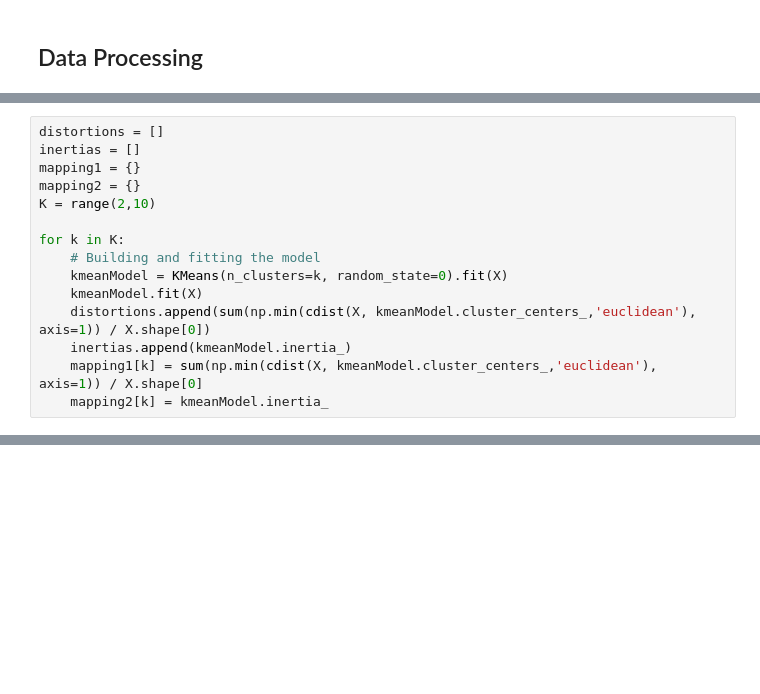
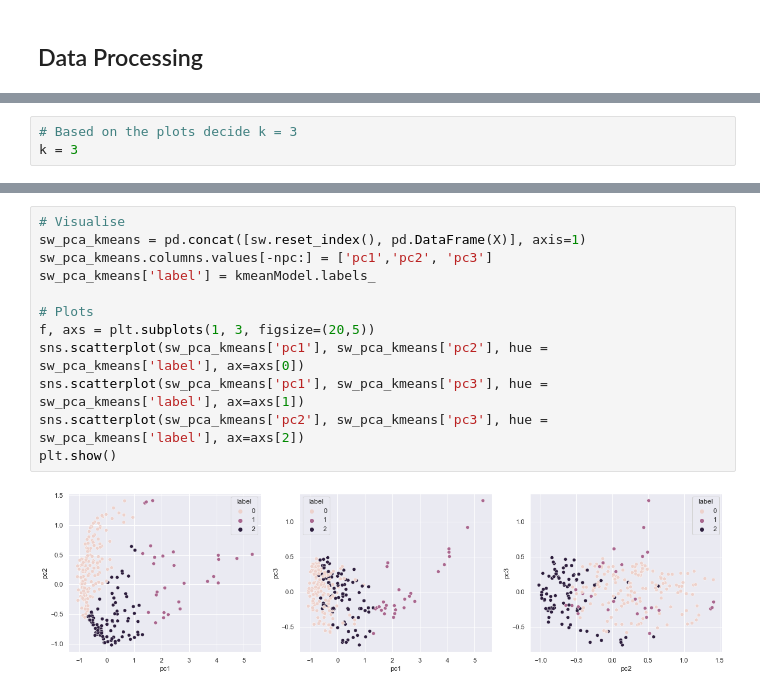
Before and after one commit to mmlchang/WHONDRS_collaboration, a Jupyter notebook: EDA/EDAJaccard.ipynb, the cells around one changed output, grey strips where cells are left out. Saved outputs shown, nothing was run; the diff lists cells and outputs as text; blank space fills up the shorter version.

```diff
--- a/EDA/EDAJaccard.ipynb
+++ b/EDA/EDAJaccard.ipynb
@@ -139,15 +9,0 @@ from scipy.spatial.distance import cdist
-# %%
-distortions = []
-inertias = []
-mapping1 = {}
-mapping2 = {}
-K = range(2,10)
-
-for k in K:
-    # Building and fitting the model
-    kmeanModel = KMeans(n_clusters=k, random_state=0).fit(X)
-    kmeanModel.fit(X)
-    distortions.append(sum(np.min(cdist(X, kmeanModel.cluster_centers_,'euclidean'), axis=1)) / X.shape[0])
-    inertias.append(kmeanModel.inertia_)
-    mapping1[k] = sum(np.min(cdist(X, kmeanModel.cluster_centers_,'euclidean'), axis=1)) / X.shape[0]
-    mapping2[k] = kmeanModel.inertia_
@@ -251,0 +136,3 @@ results.head()
+# %%
+# Based on the plots decide k = 3
+k = 3
@@ -251,0 +149,14 @@ results.head()
+# %%
+# Visualise
+sw_pca_kmeans = pd.concat([sw.reset_index(), pd.DataFrame(X)], axis=1)
+sw_pca_kmeans.columns.values[-npc:] = ['pc1','pc2', 'pc3']
+sw_pca_kmeans['label'] = kmeanModel.labels_
+
+# Plots
+f, axs = plt.subplots(1, 3, figsize=(20,5))
+sns.scatterplot(sw_pca_kmeans['pc1'], sw_pca_kmeans['pc2'], hue = sw_pca_kmeans['label'], ax=axs[0])
+sns.scatterplot(sw_pca_kmeans['pc1'], sw_pca_kmeans['pc3'], hue = sw_pca_kmeans['label'], ax=axs[1])
+sns.scatterplot(sw_pca_kmeans['pc2'], sw_pca_kmeans['pc3'], hue = sw_pca_kmeans['label'], ax=axs[2])
+plt.show()
+# %% [output]
+[figure, added]
```
Also changed, not shown: parts of 51 cells of this notebook, 9 other files.
